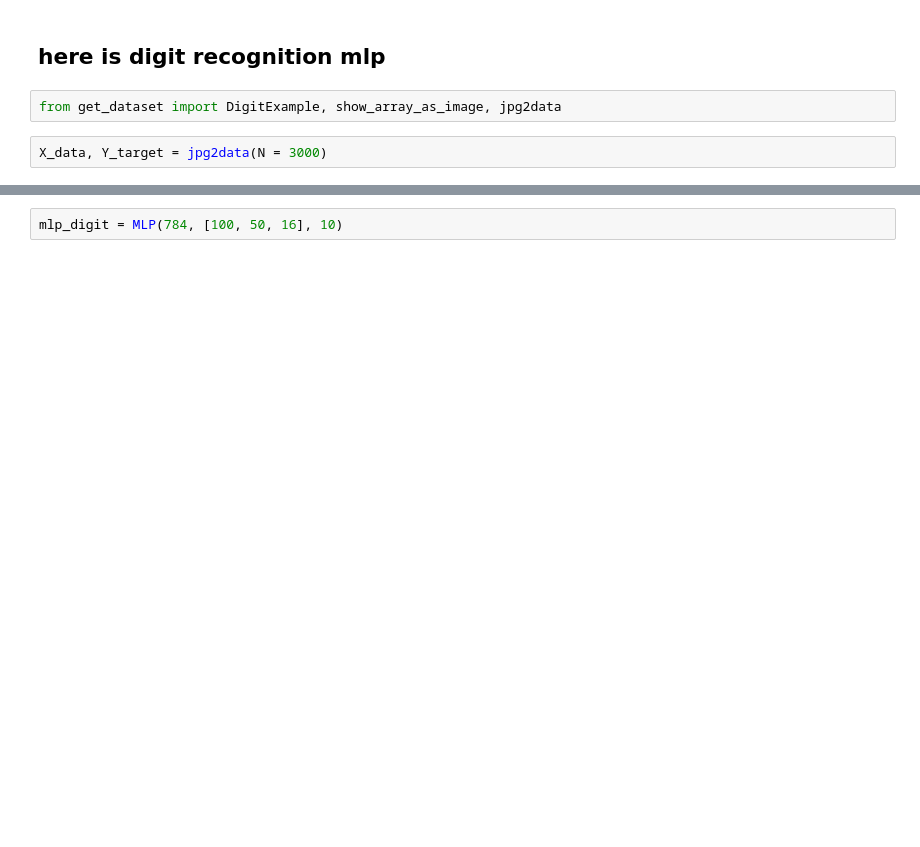
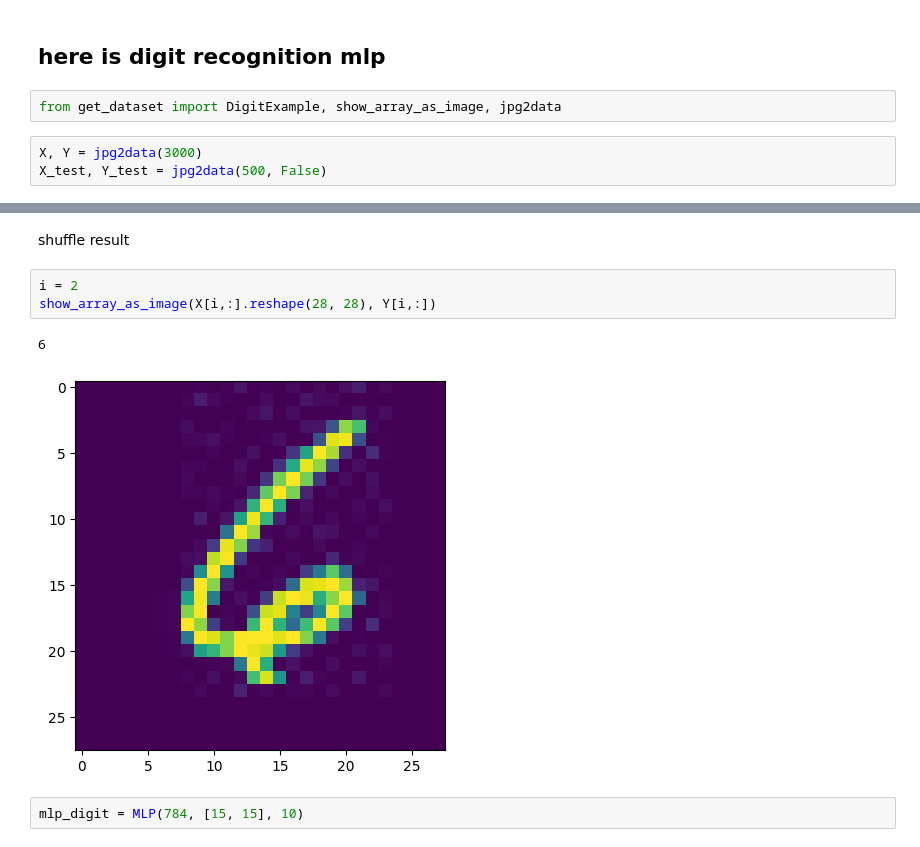
Before and after one commit to a-arakelian/first-steps-in-ML, a Jupyter notebook: handwritten_digit_recognition/mlp.ipynb, the cells around one changed output, grey strips where cells are left out. Saved outputs shown, nothing was run; the diff lists cells and outputs as text; blank space fills up the shorter version.

```diff
--- a/handwritten_digit_recognition/mlp.ipynb
+++ b/handwritten_digit_recognition/mlp.ipynb
@@ -32,4 +74,5 @@ What mlp thinks about multiplication
 # %%
 from get_dataset import DigitExample, show_array_as_image, jpg2data
 # %%
-X_data, Y_target = jpg2data(N = 3000)
+X, Y = jpg2data(3000)
+X_test, Y_test = jpg2data(500, False)
@@ -36,3 +100,11 @@ X_data, Y_target = jpg2data(N = 3000)
+# %% [markdown]
+shuffle result
+# %%
+i = 2
+show_array_as_image(X[i,:].reshape(28, 28), Y[i,:])
+# %% [output]
+6
+[figure, added]
 # %%
-mlp_digit = MLP(784, [100, 50, 16], 10)
+mlp_digit = MLP(784, [15, 15], 10)
 # %%
```
Also changed, not shown: parts of 19 cells of this notebook, 1 other file.
